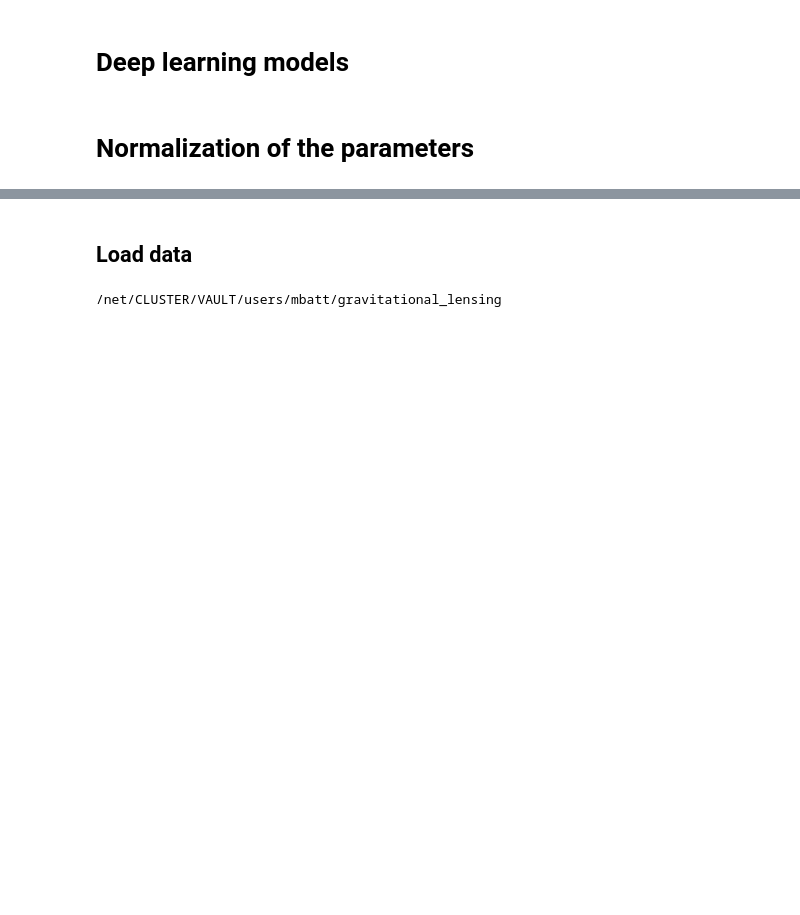
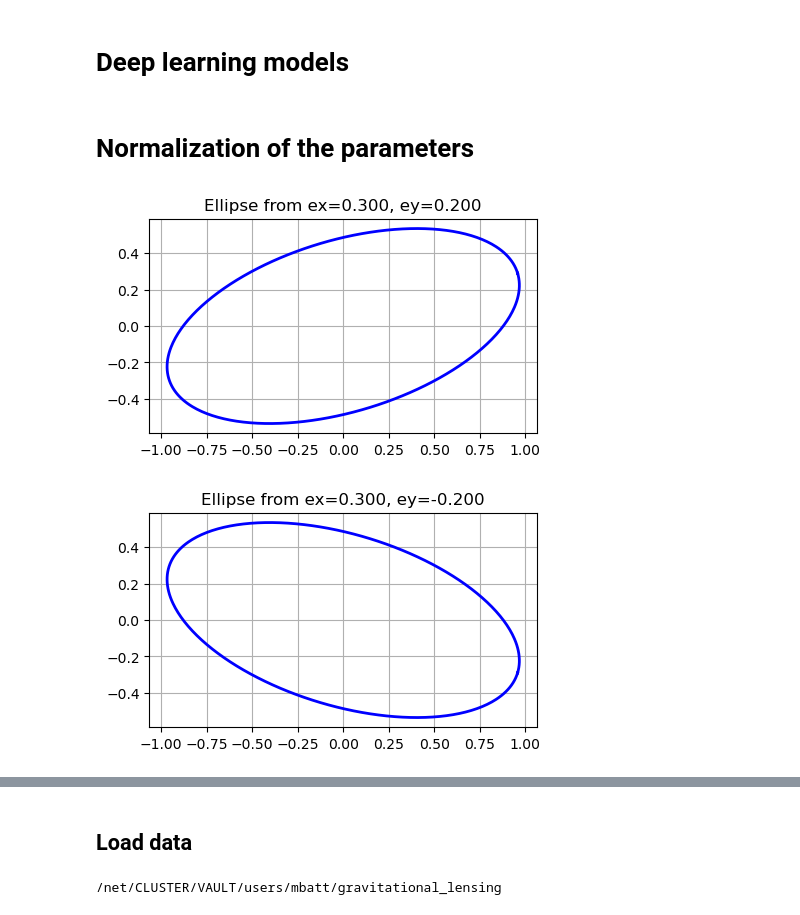
Before and after one commit to matthbatt/Deep-learning-gravitational-lensing, a Jupyter notebook: ViT_Dinov2.ipynb, the cells around one changed output, grey strips where cells are left out. Drawn from its saved outputs; the diff is of its cells as text; code cells hidden in the pictures; blank space fills up the shorter version.

```diff
--- a/ViT_Dinov2.ipynb
+++ b/ViT_Dinov2.ipynb
@@ -256,3 +256,53 @@ dff.to_csv('/home/mbatt/gravitational_lensing/ready_data.csv')
 # %%
 import pandas as pd
 dff = pd.read_csv('/home/mbatt/gravitational_lensing/ready_data.csv', index_col = 0)
+# %%
+import numpy as np
+import matplotlib.pyplot as plt
+
+def plot_ellipse_from_ellipticity(ex, ey, ax=None, scale=1.0):
+    # Compute ellipticity magnitude
+    e = np.sqrt(ex**2 + ey**2)
+    if e >= 1:
+        raise ValueError("Ellipticity must satisfy |e| < 1")
+
+    # Orientation angle
+    theta = 0.5 * np.arctan2(ey, ex)
+
+    # Axis ratio
+    q = (1 - e) / (1 + e)
+
+    # Semi-major and semi-minor axes
+    a = scale
+    b = q * scale
+
+    # Parametric ellipse
+    t = np.linspace(0, 2*np.pi, 400)
+    x = a * np.cos(t)
+    y = b * np.sin(t)
+
+    # Rotation matrix
+    R = np.array([[np.cos(theta), -np.sin(theta)],
+                  [np.sin(theta),  np.cos(theta)]])
+
+    xy = R @ np.vstack([x, y])
+
+    # Plot
+    if ax is None:
+        fig, ax = plt.subplots(figsize=(5,5))
+
+    ax.plot(xy[0], xy[1], 'b', lw=2)
+    ax.set_aspect('equal')
+    ax.set_title(f"Ellipse from ex={ex:.3f}, ey={ey:.3f}")
+    ax.grid(True)
+
+    return ax
+
+# Example
+plot_ellipse_from_ellipticity(ex=0.3, ey=0.2)
+plt.show()
+plot_ellipse_from_ellipticity(ex=0.3, ey=-0.2)
+plt.show()
+# %% [output]
+[figure, added]
+[figure, added]
```
Also changed, not shown: parts of 10 cells of this notebook, 6 other files.
